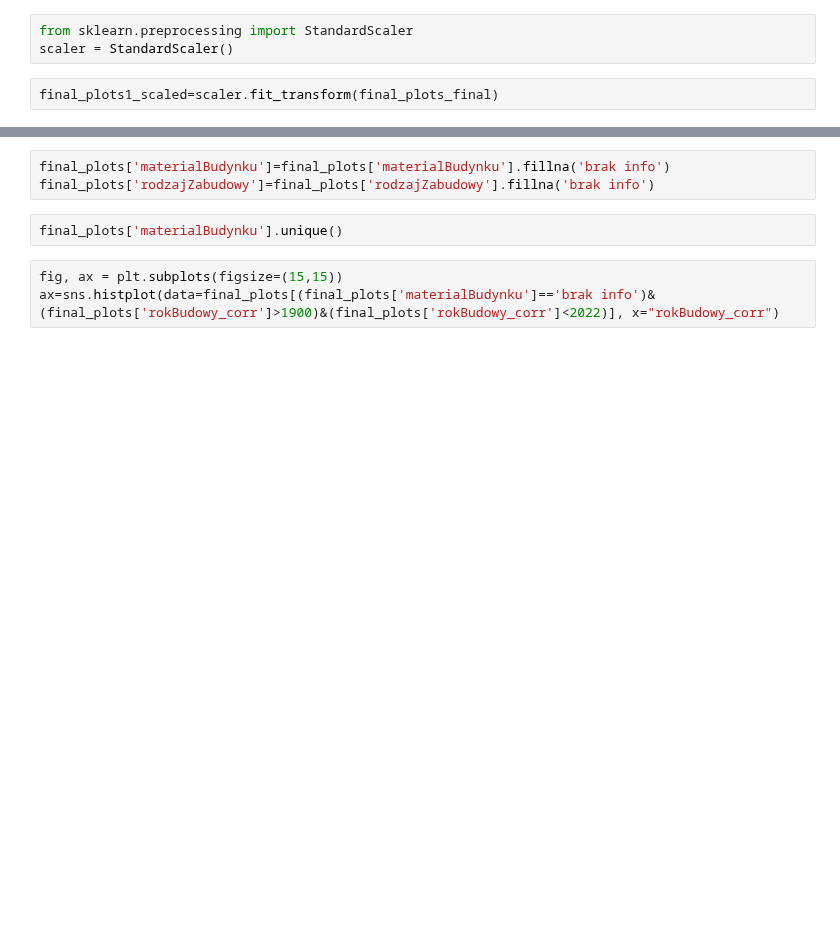
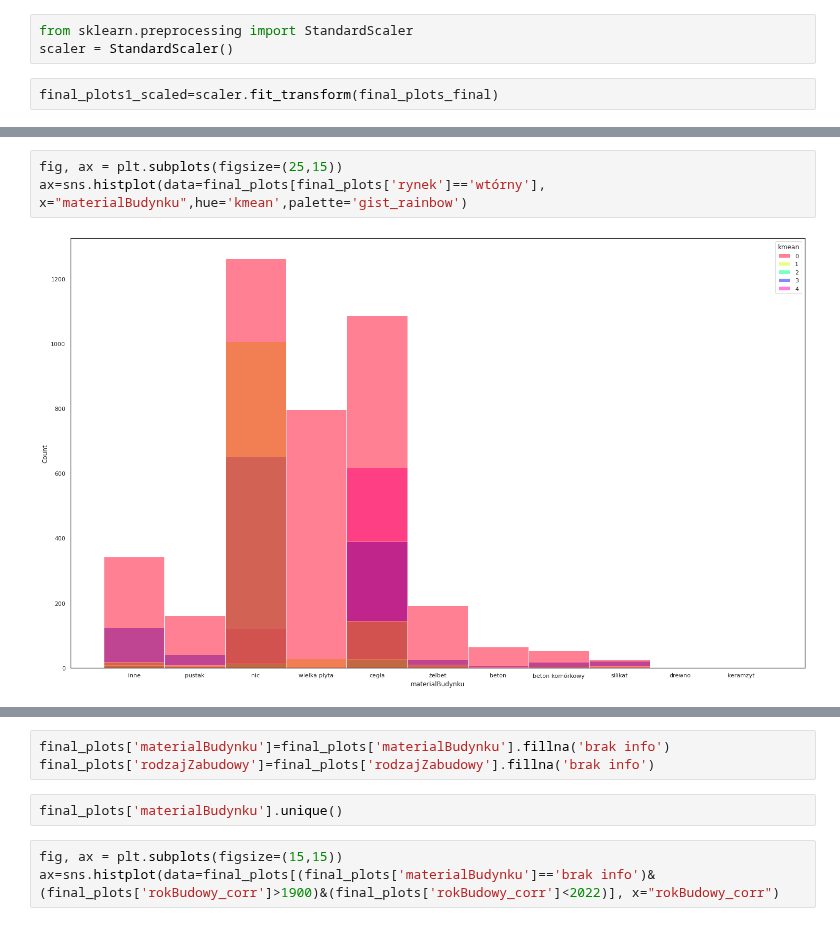
Before and after one commit to KacperGrodecki/Masovian-real-estate, a Jupyter notebook: mazowieckie_colab_rysunki_mieszkania_i_analiza_wczytanie_pliku.ipynb, the cells around one changed output, grey strips where cells are left out. Cells and saved outputs as stored; diff of their text form; blank space fills up the shorter version.

```diff
--- a/mazowieckie_colab_rysunki_mieszkania_i_analiza_wczytanie_pliku.ipynb
+++ b/mazowieckie_colab_rysunki_mieszkania_i_analiza_wczytanie_pliku.ipynb
@@ -189,3 +194,8 @@ ax=sns.histplot(data=final_plots1, x="nowy",hue='kmean',palette='gist_rainbow')
+# %%
+fig, ax = plt.subplots(figsize=(25,15))
+ax=sns.histplot(data=final_plots[final_plots['rynek']=='wtórny'], x="materialBudynku",hue='kmean',palette='gist_rainbow')
+# %% [output]
+[figure, added]
 # %%
 fig, ax = plt.subplots(figsize=(15,15))
 ax=sns.histplot(data=final_plots1, x='cena/m',hue='kmean',multiple="stack",palette='gist_rainbow')
```
Also changed, not shown: parts of 10 cells of this notebook.
